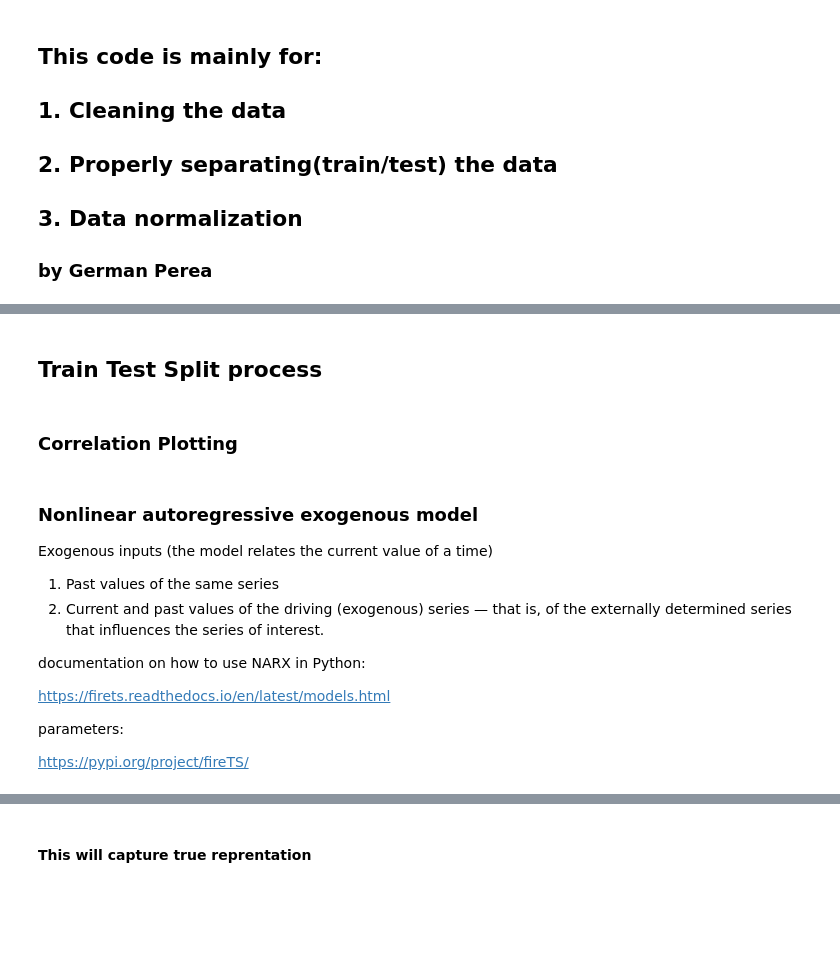
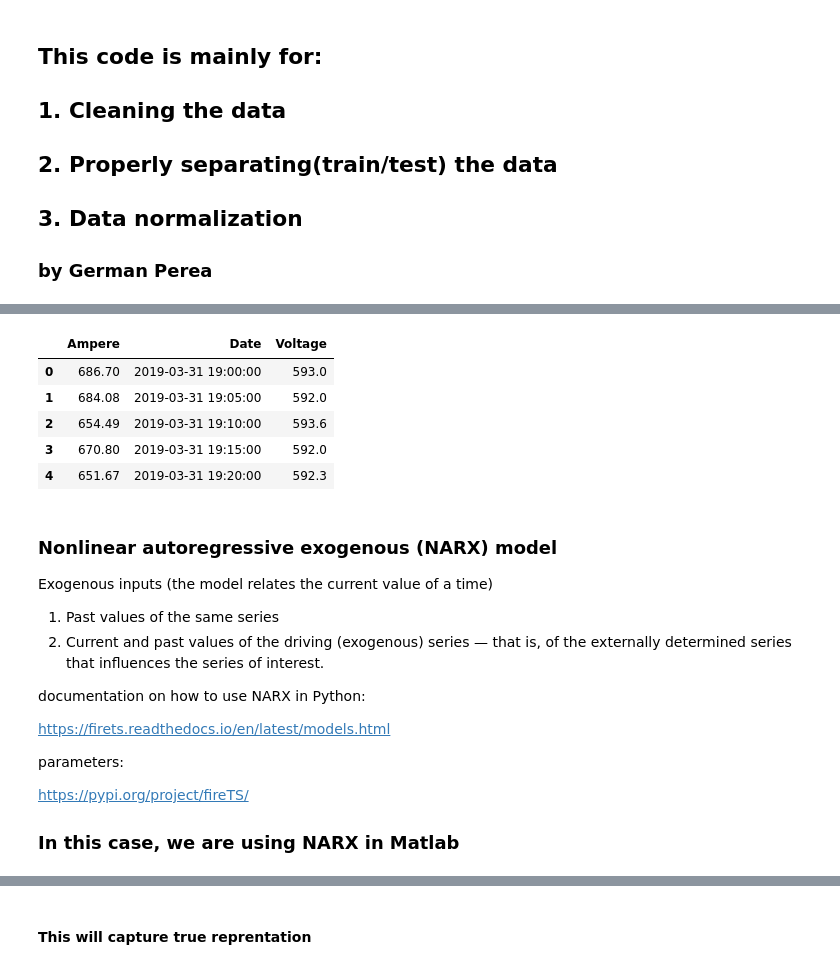
Before and after one commit to gperea1/Enel-X-project, a Jupyter notebook: EnelX_learning.ipynb, the cells around one changed output, grey strips where cells are left out. Cells and saved outputs as stored; diff of their text form; code cells hidden in the pictures; blank space fills up the shorter version.

```diff
--- a/EnelX_learning.ipynb
+++ b/EnelX_learning.ipynb
@@ -89,20 +94,31 @@ See the caveats in the documentation: http://pandas.pydata.org/pandas-docs/stabl
 # %%
 amp_and_vol = amp1
 amp_and_vol = amp_and_vol.drop(columns = [0])
 
 # Make a copy of the original data
 
 modified_log = Logs.copy()
 modified_log = modified_log.drop(columns = 'Unnamed: 0')
 
 
 # ts: is in ts(timestime: in central time)
 # Battery: positive values stand for charging
 
 modified_log['ts'] = pd.to_datetime(pd.Series(np.asarray(modified_log['ts'], dtype='datetime64[s]')))
+
 # This is to match the correct
 # data format from Logs
+# Change the date to an appropiate Date(without the small noise)
 amp_and_vol['Date'] = pd.to_datetime(amp_and_vol['Date'].dt.strftime(('%B %d, %Y, %r')))
+
+amp_and_vol.head()
+# %% [output]
+|  | Ampere | Date | Voltage |
+| 0 | 686.70 | 2019-03-31 19:00:00 | 593.0 |
+| 1 | 684.08 | 2019-03-31 19:05:00 | 592.0 |
+| 2 | 654.49 | 2019-03-31 19:10:00 | 593.6 |
+| 3 | 670.80 | 2019-03-31 19:15:00 | 592.0 |
+| 4 | 651.67 | 2019-03-31 19:20:00 | 592.3 |
 # %%
 # Let's join the data based on the DataFrame where we know the State of Charge
 
@@ -111,6 +127,4 @@ amp_and_vol['Date'] = pd.to_datetime(amp_and_vol['Date'].dt.strftime(('%B %d, %Y
 # We will drop these values: After dropping missing values, we have 34627 rows left
 
 modified = modified_log.join(amp_and_vol.set_index('Date'), on='ts').dropna().reset_index(drop=True)
-# %% [markdown]
-## Train Test Split process
 # %%
@@ -122,10 +140,8 @@ X = X.rename(columns = {'Battery': 'Battery(kW)', 'building': 'Building(kW)', 'A
 # Drop the rows in which the building has Negative Power
 
 X = X[X['Building(kW)']>0]
-# %% [markdown]
-### Correlation Plotting
 # %% [markdown]
-### Nonlinear autoregressive exogenous model
+### Nonlinear autoregressive exogenous (NARX) model
 
 Exogenous inputs (the model relates the current value of a time)
 
@@ -140,3 +156,6 @@ https://firets.readthedocs.io/en/latest/models.html
 parameters:
 
 https://pypi.org/project/fireTS/
+
+
+### In this case, we are using NARX in Matlab
```
Also changed, not shown: parts of 91 cells of this notebook.
